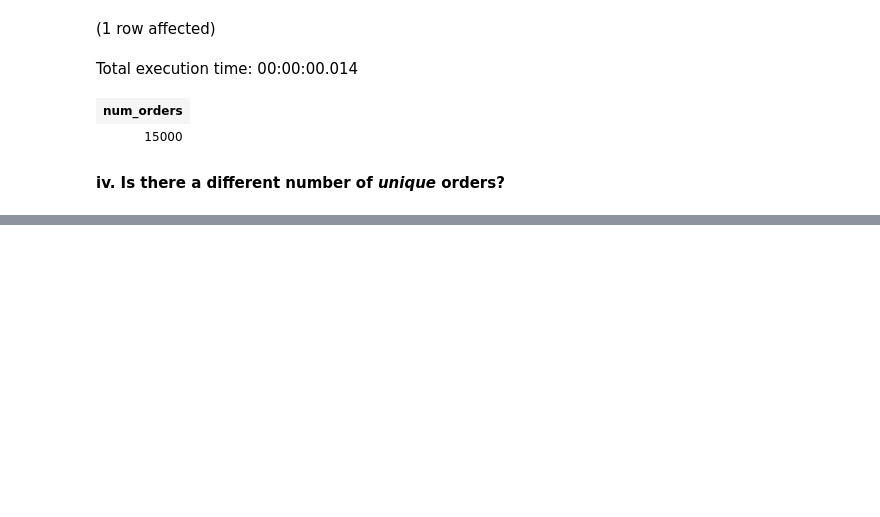
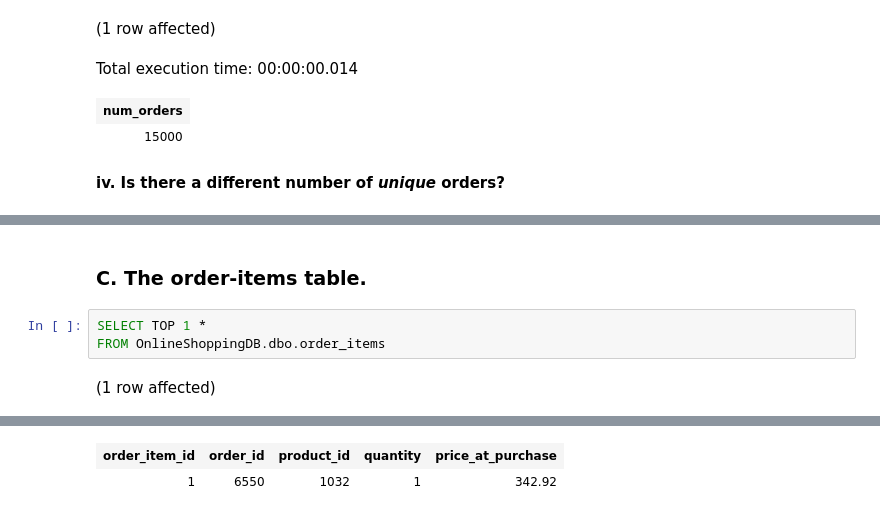
Before and after one commit to bradleytkay/post-launchcode-grad-work, a Jupyter notebook: OnlineShoppingDB.ipynb, the cells around one changed output, grey strips where cells are left out. Cells and saved outputs as stored; diff of their text form; blank space fills up the shorter version.

```diff
--- a/OnlineShoppingDB.ipynb
+++ b/OnlineShoppingDB.ipynb
@@ -301,0 +324,7 @@ Total execution time: 00:00:00.026
+# %% [markdown]
+### **C. The order-items table.**
+# %%
+SELECT TOP 1 *
+FROM OnlineShoppingDB.dbo.order_items
+# %% [output]
+(1 row affected)
@@ -301,0 +332,2 @@ Total execution time: 00:00:00.026
+| order_item_id | order_id | product_id | quantity | price_at_purchase |
+| 1 | 6550 | 1032 | 1 | 342.92 |
```
Also changed, not shown: parts of 12 cells of this notebook.
